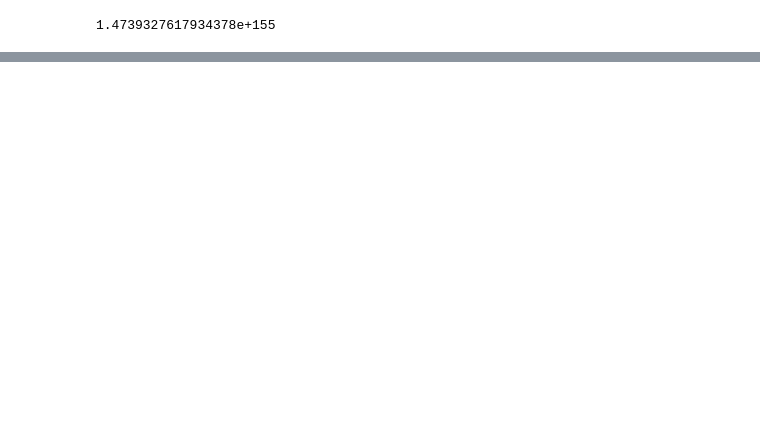
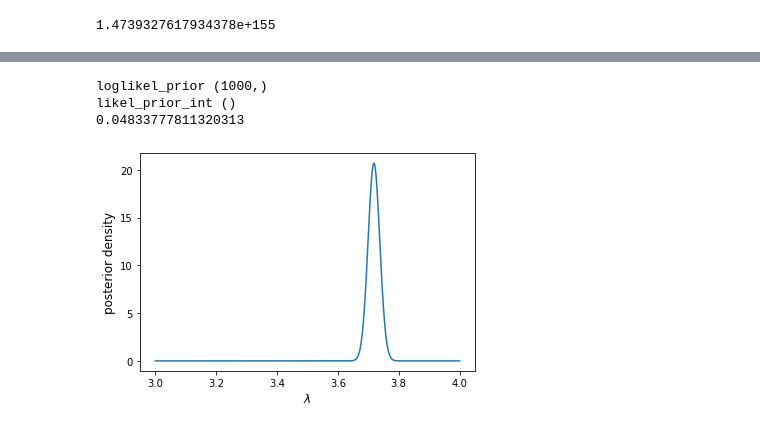
Before and after one commit to afinemax/stat_meth, a Jupyter notebook: assignments/a2/a2_max_fine.ipynb, the cells around one changed output, grey strips where cells are left out. Saved outputs shown, nothing was run; the diff lists cells and outputs as text; code cells hidden in the pictures; blank space fills up the shorter version.

```diff
--- a/assignments/a2/a2_max_fine.ipynb
+++ b/assignments/a2/a2_max_fine.ipynb
@@ -417,0 +513,35 @@ lam_array (1000,)
+# %%
+# For this many measurements the posterior pdf will be much narrower - our previous lambda grid
+# will be too coarse with the old range of lambda, we will need to zoom in to a smaller range:
+n_events = sps.poisson.rvs(mu=3.7,size=10000)
+lam_array = np.linspace(3,4,1000)
+
+prior = 1/20
+# We need to sum the individual log-likelihoods and also the log(prior):
+loglikel_prior = np.sum(np.log(sps.poisson.pmf(n_events.reshape(len(n_events),1),
+                                            mu=lam_array)),axis=0) + np.log(prior)
+
+print('loglikel_prior', np.shape(loglikel_prior))
+
+# We can shift the function maximum to zero in log units, i.e. unity in linear units.
+# The shift is arbitrary, we just need to make the numbers manageable for the computer.
+likel_prior = np.exp(loglikel_prior-np.amax(loglikel_prior))
+
+likel_prior_int = spint.simpson(likel_prior,lam_array,axis=0)
+
+print('likel_prior_int', np.shape('likel_prior_int'))
+
+print(likel_prior_int)
+# Now we normalise and we have our posterior pdf for lambda!
+posterior_pdf = likel_prior/likel_prior_int
+# And plot it...
+plt.figure()
+plt.plot(lam_array,posterior_pdf)
+plt.xlabel(r'$\lambda$',fontsize=12)
+plt.ylabel(r'posterior density',fontsize=12)
+plt.show()
+# %% [output]
+loglikel_prior (1000,)
+likel_prior_int ()
+0.04833777811320313
+[figure, added]
```
Also changed, not shown: parts of 7 cells of this notebook.
